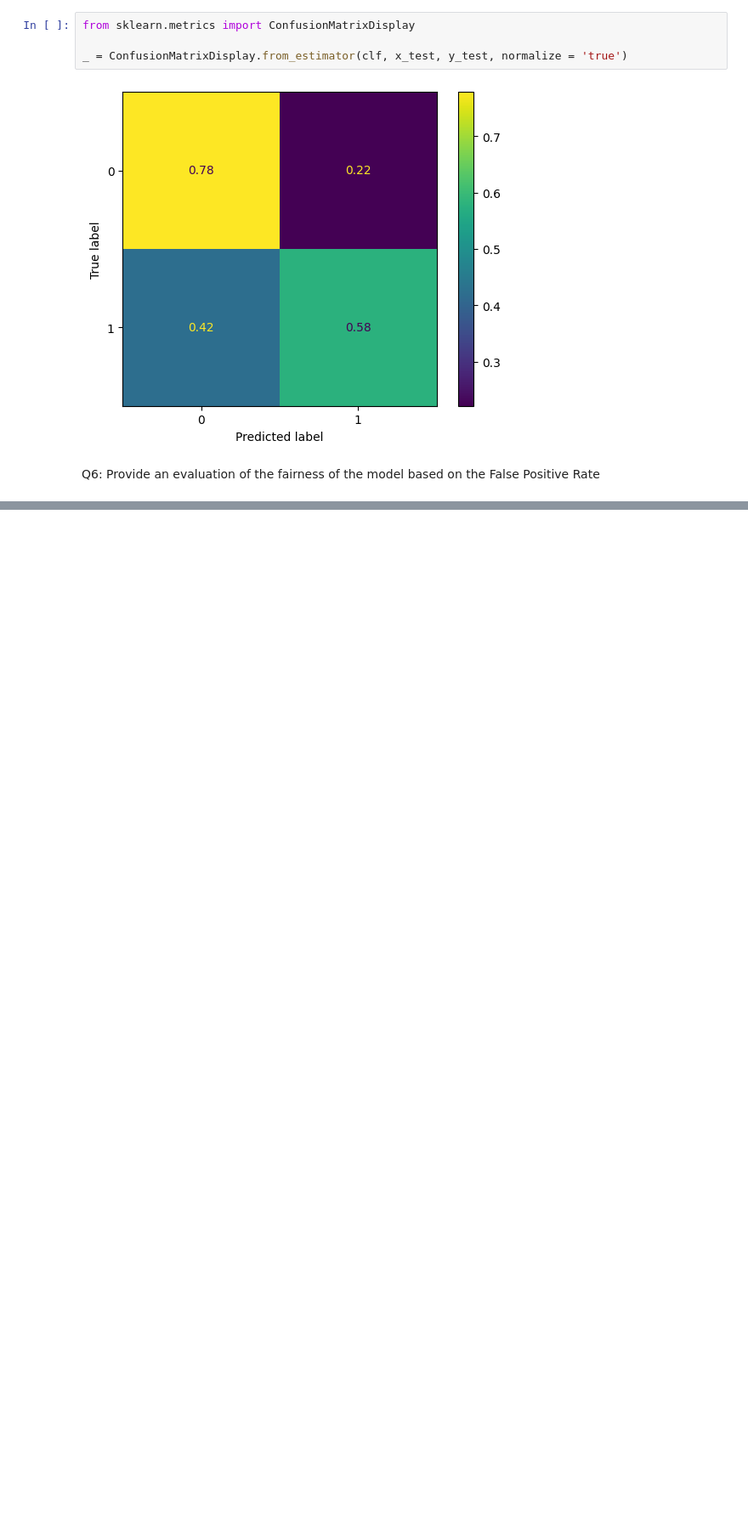
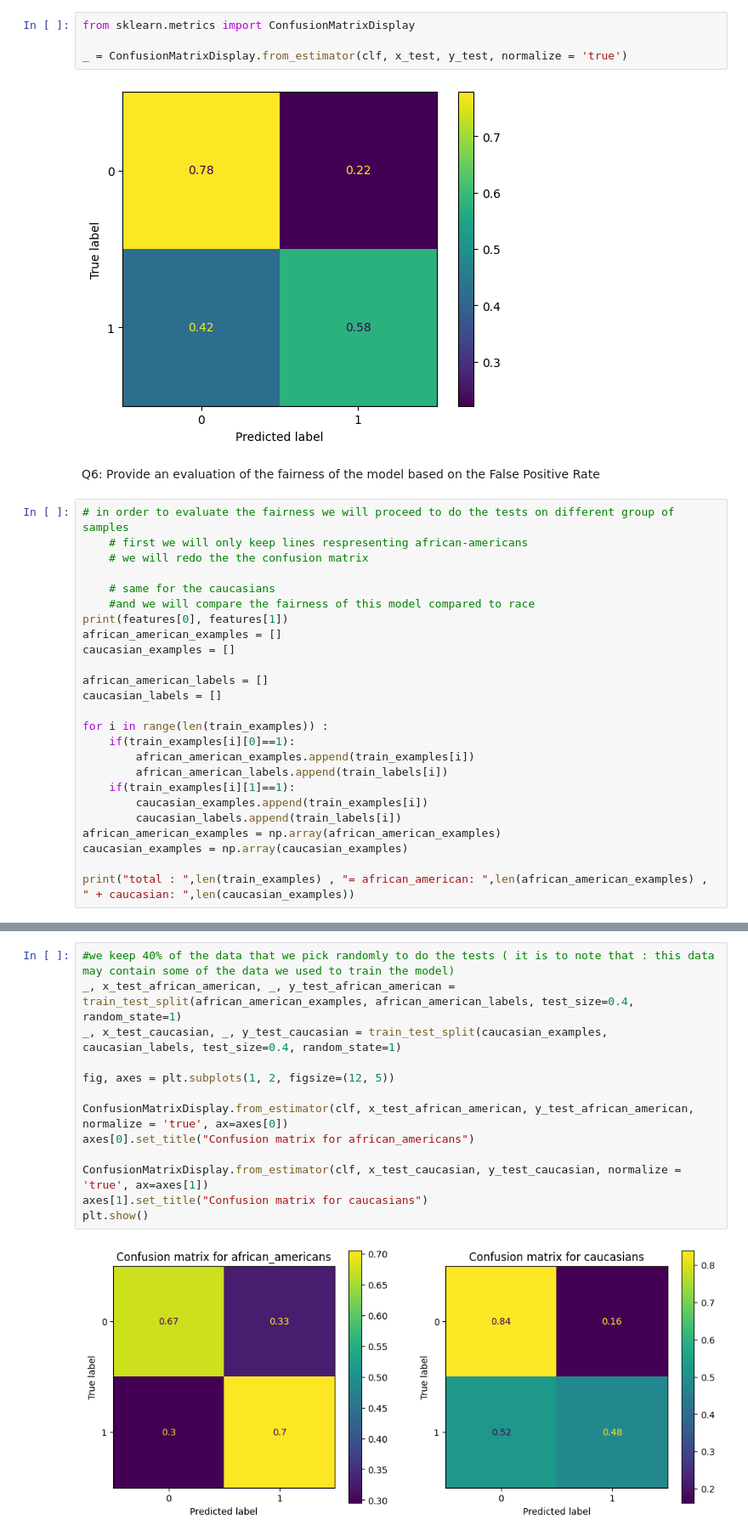
Before and after one commit to Fetrixdu83/SupervisedML, a Jupyter notebook: tp3/evaluation.ipynb, the cells around one changed output, grey strips where cells are left out. Shown: that part at 85% size. Saved outputs shown, nothing was run; the diff lists cells and outputs as text; blank space fills up the shorter version.

Commit message:
tp3 evaluation is well finished: tests based on race and gender

```diff
--- a/tp3/evaluation.ipynb
+++ b/tp3/evaluation.ipynb
@@ -211,3 +214,28 @@ _ = ConfusionMatrixDisplay.from_estimator(clf, x_test, y_test, normalize = 'true
 [figure]
 # %% [markdown]
 Q6: Provide an evaluation of the fairness of the model based on the False Positive Rate
+# %%
+# in order to evaluate the fairness we will proceed to do the tests on different group of samples
+    # first we will only keep lines respresenting african-americans
+    # we will redo the the confusion matrix
+
+    # same for the caucasians
+    #and we will compare the fairness of this model compared to race
+print(features[0], features[1])
+african_american_examples = []
+caucasian_examples = []
+
+african_american_labels = []
+caucasian_labels = []
+
+for i in range(len(train_examples)) :
+    if(train_examples[i][0]==1):
+        african_american_examples.append(train_examples[i])
+        african_american_labels.append(train_labels[i])
+    if(train_examples[i][1]==1):
+        caucasian_examples.append(train_examples[i])
+        caucasian_labels.append(train_labels[i])
+african_american_examples = np.array(african_american_examples)
+caucasian_examples = np.array(caucasian_examples)
+
+print("total : ",len(train_examples) , "= african_american: ",len(african_american_examples) , " + caucasian: ",len(caucasian_examples))
@@ -213,0 +245,15 @@ Q6: Provide an evaluation of the fairness of the model based on the False Positi
+# %%
+#we keep 40% of the data that we pick randomly to do the tests ( it is to note that : this data may contain some of the data we used to train the model)
+_, x_test_african_american, _, y_test_african_american = train_test_split(african_american_examples, african_american_labels, test_size=0.4, random_state=1)
+_, x_test_caucasian, _, y_test_caucasian = train_test_split(caucasian_examples, caucasian_labels, test_size=0.4, random_state=1)
+
+fig, axes = plt.subplots(1, 2, figsize=(12, 5))
+
+ConfusionMatrixDisplay.from_estimator(clf, x_test_african_american, y_test_african_american, normalize = 'true', ax=axes[0])
+axes[0].set_title("Confusion matrix for african_americans")
+
+ConfusionMatrixDisplay.from_estimator(clf, x_test_caucasian, y_test_caucasian, normalize = 'true', ax=axes[1])
+axes[1].set_title("Confusion matrix for caucasians")
+plt.show()
+# %% [output]
+[figure, added]
```
Also changed, not shown: parts of 14 cells of this notebook.
